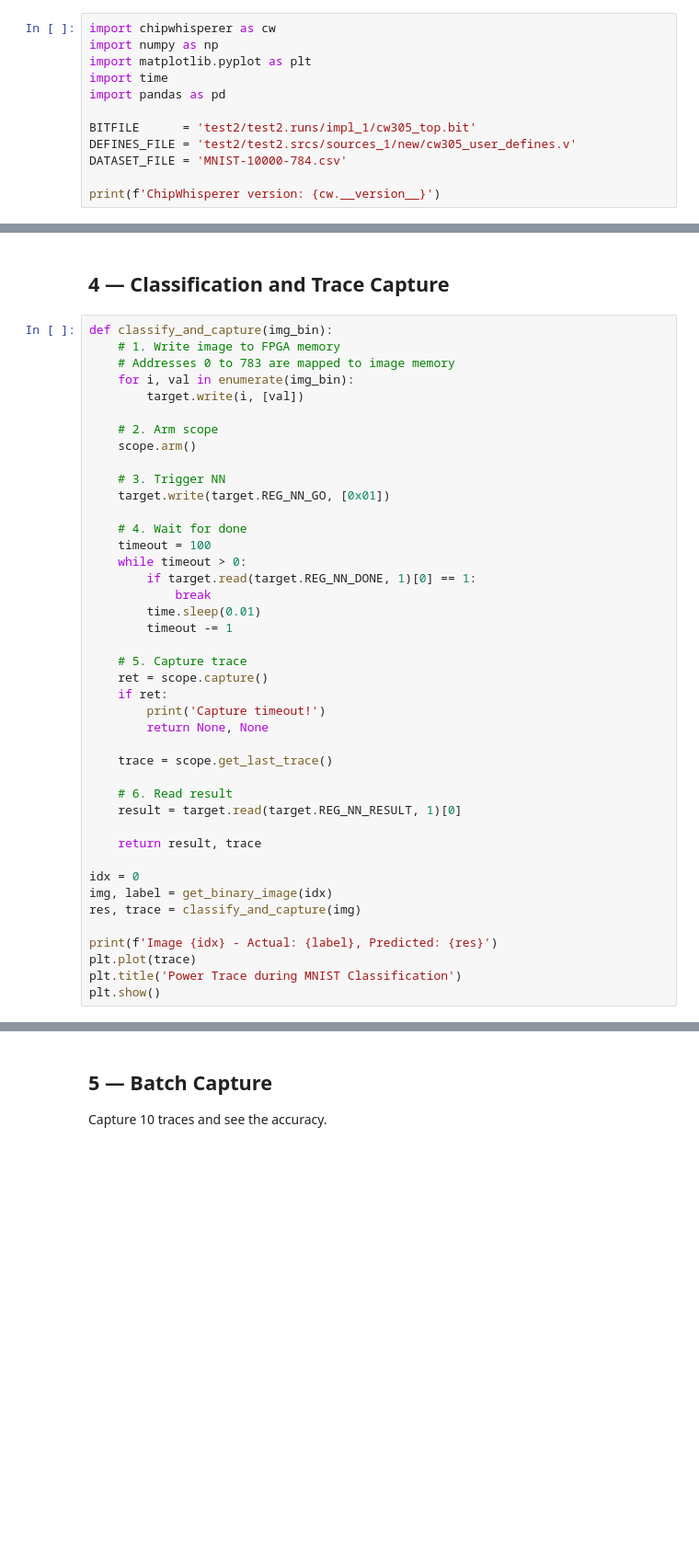
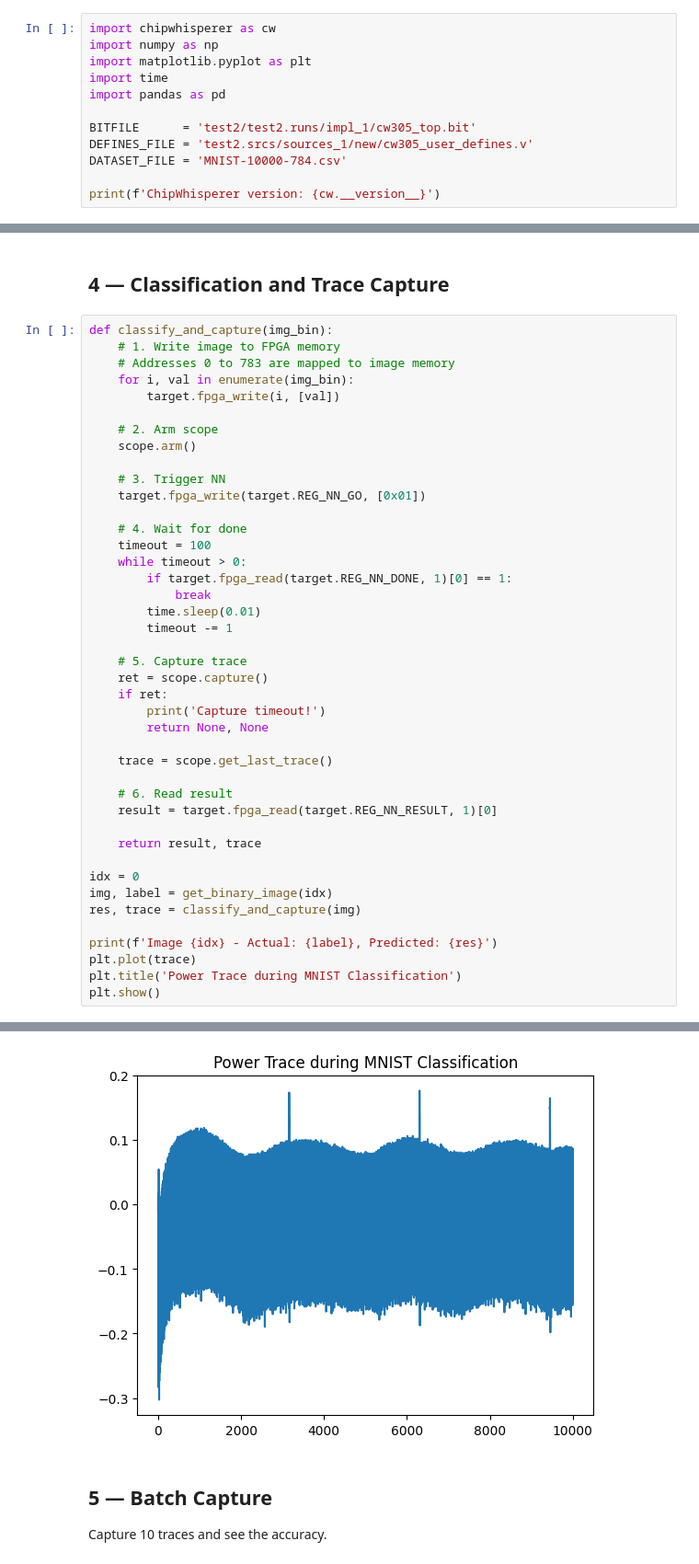
Before and after one commit to MortazaHassani/Chipwhisperer_NeuralNet_Capture, a Jupyter notebook: cw305_mnist_nn.ipynb, the cells around one changed output, grey strips where cells are left out. Shown at 92% size. Cells and saved outputs as stored; diff of their text form; blank space fills up the shorter version.

Commit message:
fix fpga_write in python

```diff
--- a/cw305_mnist_nn.ipynb
+++ b/cw305_mnist_nn.ipynb
@@ -15,7 +15,7 @@ import time
 import pandas as pd
 
 BITFILE      = 'test2/test2.runs/impl_1/cw305_top.bit'
-DEFINES_FILE = 'test2/test2.srcs/sources_1/new/cw305_user_defines.v'
+DEFINES_FILE = 'test2.srcs/sources_1/new/cw305_user_defines.v'
 DATASET_FILE = 'MNIST-10000-784.csv'
 
 print(f'ChipWhisperer version: {cw.__version__}')
@@ -95,18 +119,18 @@ def classify_and_capture(img_bin):
     # 1. Write image to FPGA memory
     # Addresses 0 to 783 are mapped to image memory
     for i, val in enumerate(img_bin):
-        target.write(i, [val])
+        target.fpga_write(i, [val])
 
     # 2. Arm scope
     scope.arm()
 
     # 3. Trigger NN
-    target.write(target.REG_NN_GO, [0x01])
+    target.fpga_write(target.REG_NN_GO, [0x01])
 
     # 4. Wait for done
     timeout = 100
     while timeout > 0:
-        if target.read(target.REG_NN_DONE, 1)[0] == 1:
+        if target.fpga_read(target.REG_NN_DONE, 1)[0] == 1:
             break
         time.sleep(0.01)
         timeout -= 1
@@ -120,7 +144,7 @@ def classify_and_capture(img_bin):
     trace = scope.get_last_trace()
 
     # 6. Read result
-    result = target.read(target.REG_NN_RESULT, 1)[0]
+    result = target.fpga_read(target.REG_NN_RESULT, 1)[0]
 
     return result, trace
 
@@ -132,3 +156,4 @@ print(f'Image {idx} - Actual: {label}, Predicted: {res}')
 plt.plot(trace)
 plt.title('Power Trace during MNIST Classification')
 plt.show()
+# %% [output]
@@ -135,3 +161,4 @@ plt.show()
+[figure, added]
 # %% [markdown]
 ## 5 — Batch Capture
 
```
Also changed, not shown: parts of 6 cells of this notebook.
